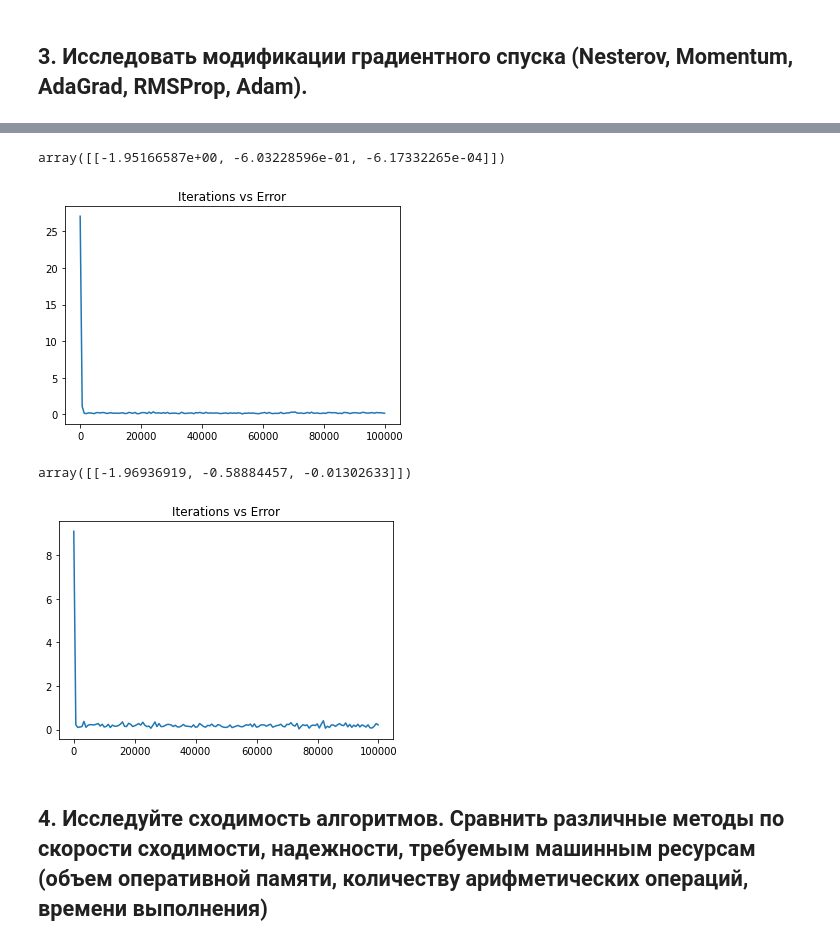
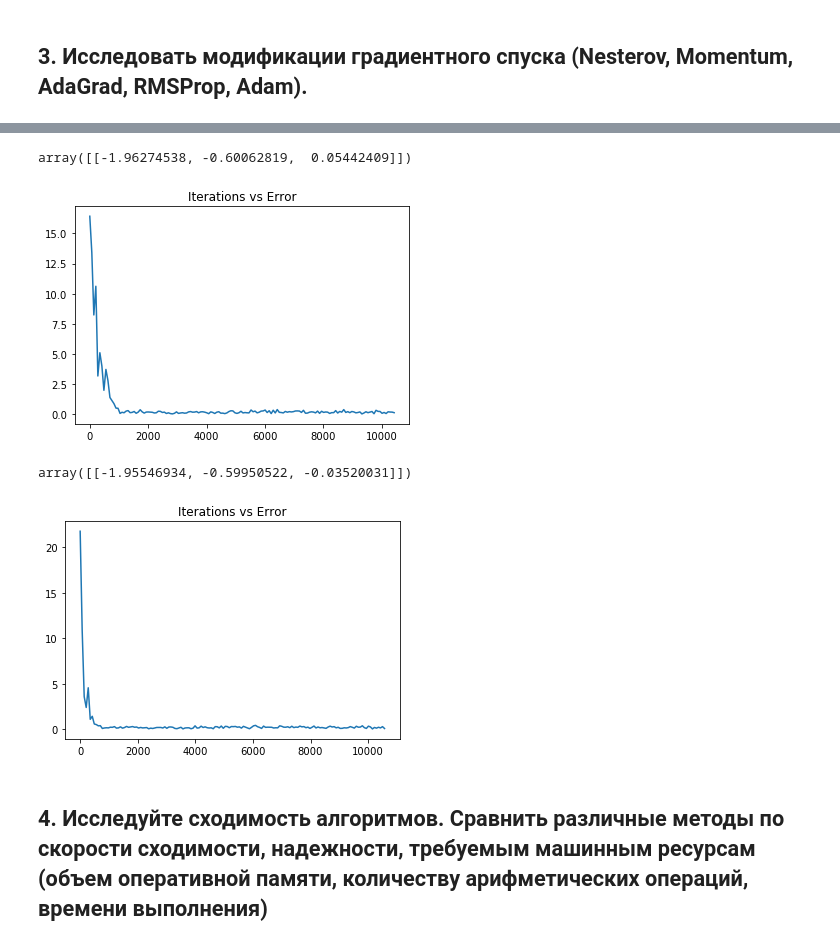
Before and after one commit to sashapff/optimization-methods, a Jupyter notebook: lab2/lab2.ipynb, the cells around one changed output, grey strips where cells are left out. Drawn from its saved outputs; the diff is of its cells as text; code cells hidden in the pictures.

```diff
--- a/lab2/lab2.ipynb
+++ b/lab2/lab2.ipynb
@@ -57,6 +60,6 @@ plt.legend()
 ## 3. Исследовать модификации градиентного спуска (Nesterov, Momentum, AdaGrad, RMSProp, Adam).
 # %%
 optimizer = Momentum(0.9, 1e-3)
-sgd = SGDRegressor(optimizer=optimizer, batch_size=5)
+sgd = SGDRegressor(optimizer=optimizer, batch_size=3)
 sgd.fit(X, y)
 # %% [output]
@@ -65,5 +68,5 @@ array([[-1.95999583, -0.62085665, -0.01568552]])
 # %%
 optimizer = Nesterov(0.9, 1e-3)
-sgd = SGDRegressor(optimizer=optimizer, batch_size=5)
+sgd = SGDRegressor(optimizer=optimizer, batch_size=3)
 sgd.fit(X, y)
 # %% [output]
@@ -72,5 +75,5 @@ array([[-1.96511033, -0.60273831,  0.01060639]])
 # %%
 optimizer = AdaGrad(alpha=1e-1)
-sgd = SGDRegressor(optimizer=optimizer, batch_size=5)
+sgd = SGDRegressor(optimizer=optimizer, batch_size=3)
 sgd.fit(X, y)
 # %% [output]
@@ -79,17 +82,17 @@ array([[-1.96264199, -0.60935499,  0.00800011]])
 # %%
 optimizer = RMSProp(alpha=1e-2)
-sgd = SGDRegressor(optimizer=optimizer, batch_size=5)
+sgd = SGDRegressor(optimizer=optimizer, batch_size=3)
 sgd.fit(X, y)
 # %% [output]
-array([[-1.95166587e+00, -6.03228596e-01, -6.17332265e-04]])
+array([[-1.96274538, -0.60062819,  0.05442409]])
-[figure, old version]
+[figure, new version]
 # %%
 optimizer = Adam(alpha=1e-2)
-sgd = SGDRegressor(optimizer=optimizer, batch_size=5)
+sgd = SGDRegressor(optimizer=optimizer, batch_size=3)
 sgd.fit(X, y)
 # %% [output]
-array([[-1.96936919, -0.58884457, -0.01302633]])
+array([[-1.95546934, -0.59950522, -0.03520031]])
-[figure, old version]
+[figure, new version]
 # %% [markdown]
 ## 4. Исследуйте сходимость алгоритмов. Сравнить различные методы по скорости сходимости, надежности, требуемым машинным ресурсам (объем оперативной памяти, количеству арифметических операций, времени выполнения)
 # %%
```
Also changed, not shown: parts of 7 cells of this notebook, 2 other files.
